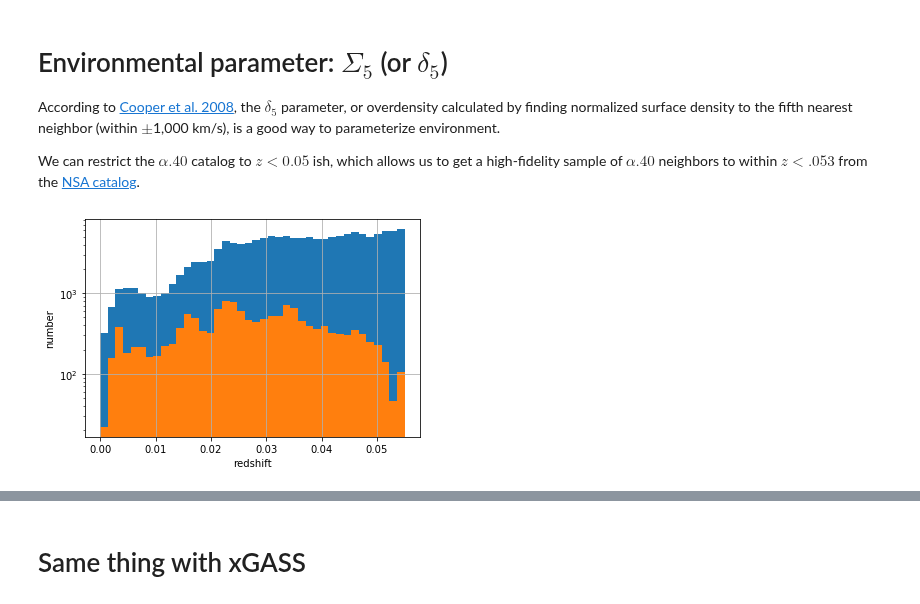
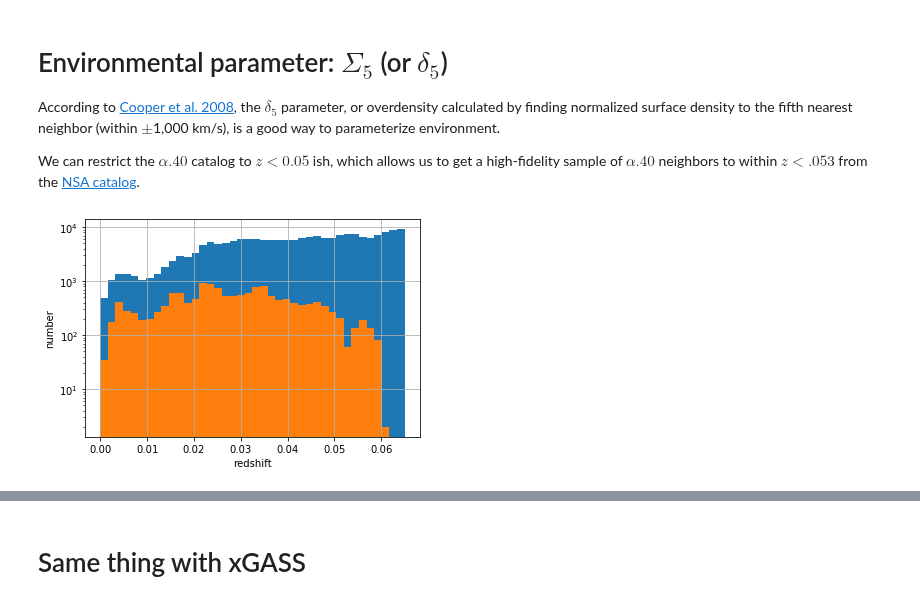
Before and after one commit to jwuphysics/HI-convnets, a Jupyter notebook: notebook/Environmental variable.ipynb, the cells around one changed output, grey strips where cells are left out. Drawn from its saved outputs; the diff is of its cells as text; code cells hidden in the pictures.

```diff
--- a/notebook/Environmental variable.ipynb
+++ b/notebook/Environmental variable.ipynb
@@ -20,12 +20,13 @@ import tqdm
 # %%
 a40 = pd.read_csv('../data/a40.datafile1.csv', index_col='AGCNr')
 
-nsa = fits.getdata('../../dusty-halos/data/nsa_v0_1_2.fits')
+# nsa = fits.getdata('../../dusty-halos/data/nsa_v0_1_2.fits')
+nsa = fits.getdata('../data/nsa_v1_0_1.fits')
 # %%
-plt.hist(nsa['Z'], bins=40, range=[0, .055])
-(a40.Dist * 70 / 3e5).hist(bins=40, range=[0, .055])
+plt.hist(nsa['Z'], bins=40, range=[0, .065])
+(a40.Dist * 70 / 3e5).hist(bins=40, range=[0, .065])
 plt.yscale('log')
 plt.xlabel('redshift')
 plt.ylabel('number');
 # %% [output]
-[figure, old version]
+[figure, new version]
```
Also changed, not shown: parts of 36 cells of this notebook.
